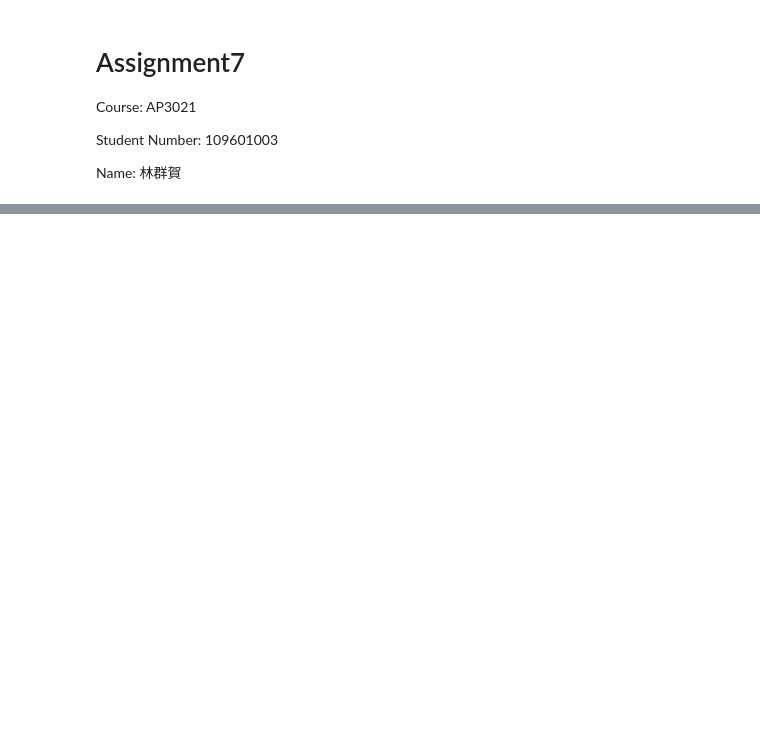
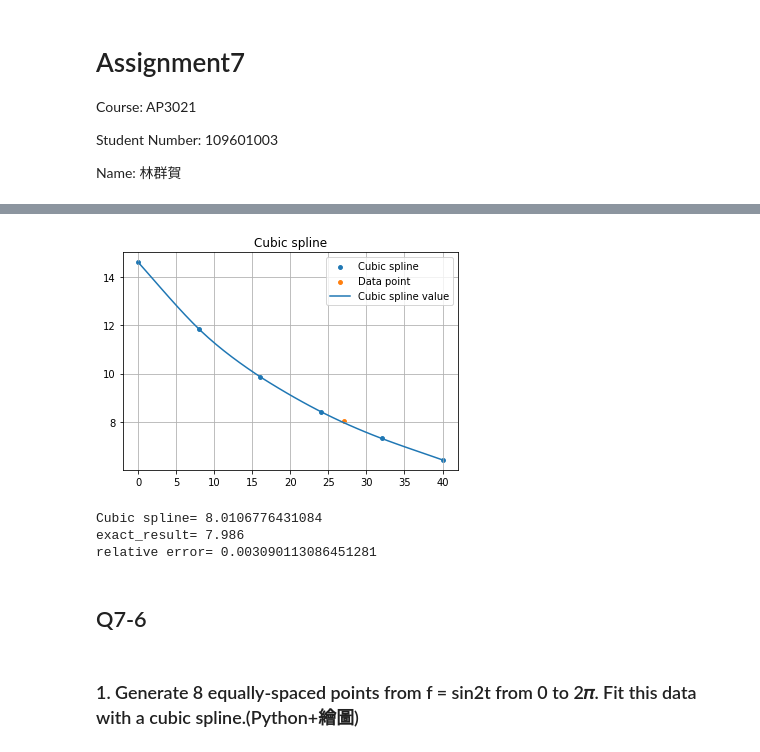
Before and after one commit to 1chooo/ATM-Numerical-Analysis, a Jupyter notebook: Assignment/A07/main.ipynb, the cells around one changed output, grey strips where cells are left out. Drawn from its saved outputs; the diff is of its cells as text; code cells hidden in the pictures; blank space fills up the shorter version.

```diff
--- a/Assignment/A07/main.ipynb
+++ b/Assignment/A07/main.ipynb
@@ -58,0 +284,24 @@ plt.show()
+# %%
+def f(x, y):
+
+    a = (o[x] - o[y]) / (T[x] - T[y])
+
+    return a
+
+def g(x, y, z):
+
+    b = (f(x, y) - f(y, z)) / (T[x] - T[z])
+
+    return b
+
+def h(x, y, z, m):
+
+    c = (g(x, y, z) - g(y, z, m)) / (T[x] - T[m])
+
+    return c
+
+def i(x, y, z, m, n):
+
+    d = (h(x, y, z, m) - h(y, z, m, n)) / (T[x] - T[n])
+
+    return d
@@ -58,0 +402,25 @@ plt.show()
+# %%
+if __name__ == '__main__':
+
+    x_new = np.linspace(0, 40, 40)
+    plt.scatter(T, o, s=15)
+    plt.scatter(27, cubic_inter(x_new, T, o)[26], s=15)
+    plt.title('Cubic spline')
+    plt.plot(x_new, cubic_inter(x_new,T,o))
+    plt.legend(['Cubic spline','Data point','Cubic spline value'])
+    plt.grid()
+    plt.show()
+
+print('Cubic spline=', cubic_inter(x_new,T,o)[26])
+print('exact_result=', 7.986)
+ea = abs((true_value - cubic_inter(x_new,T,o)[26])/true_value)
+print('relative error=',ea)
+# %% [output]
+[figure, added]
+Cubic spline= 8.0106776431084
+exact_result= 7.986
+relative error= 0.003090113086451281
+# %% [markdown]
+## Q7-6
+# %% [markdown]
+### 1. Generate 8 equally-spaced points from f = sin2t from 0 to 2𝜋. Fit this data with a cubic spline.(Python+繪圖)
```
Also changed, not shown: parts of 26 cells of this notebook, 5 other files.
